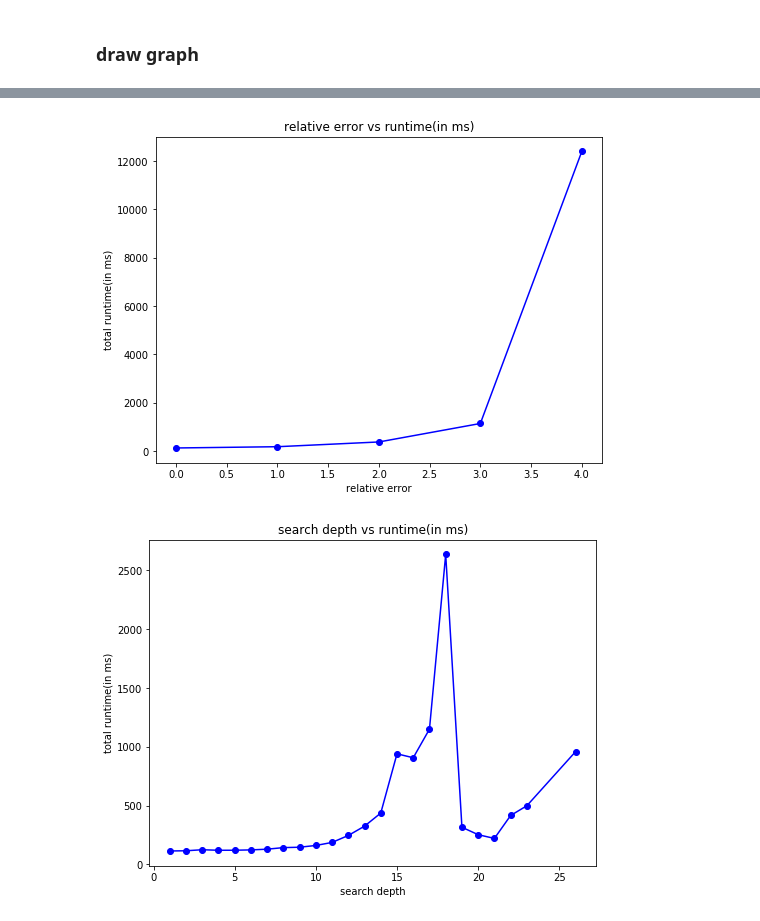
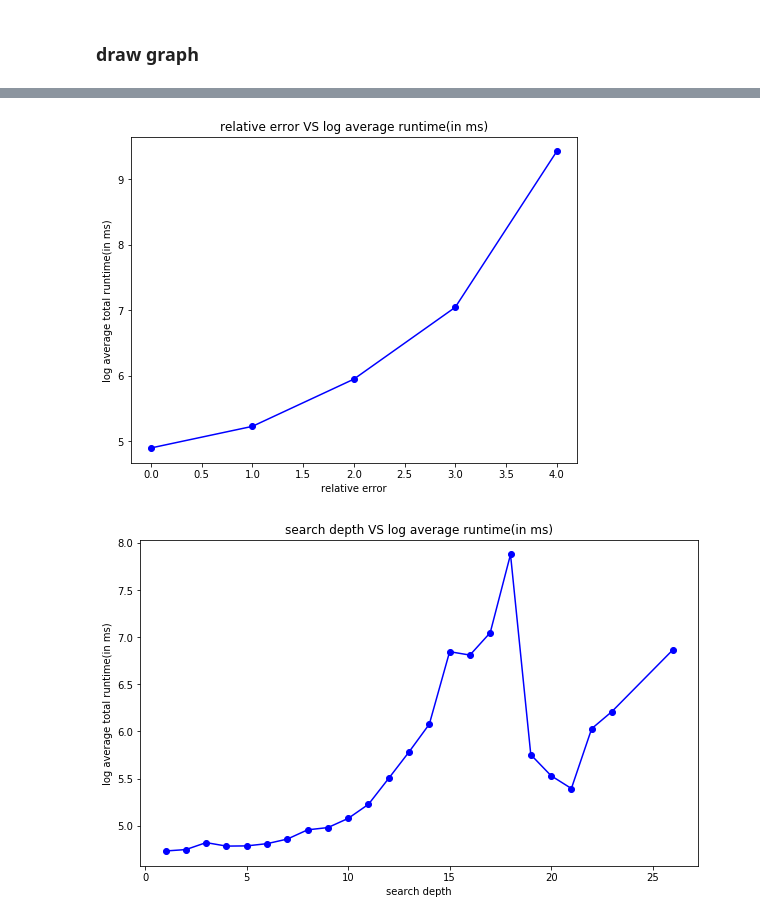
Before and after one commit to yangxvlin/Board-Game-Chexer-AI, a Jupyter notebook: project1/report.ipynb, the cells around one changed output, grey strips where cells are left out. Drawn from its saved outputs; the diff is of its cells as text; code cells hidden in the pictures.

```diff
--- a/project1/report.ipynb
+++ b/project1/report.ipynb
@@ -120,25 +120,26 @@ plt.show()
 # %%
 grouped = summary.groupby('relative error')
 r_runtime = []
 r_preprocess_time = []
 r_execution_time = []
 error = []
 for i, group in grouped:
     error.append(i)
     r_runtime.append(group['runtime(in ms)'].mean())
     r_preprocess_time.append(group['preprocess time(in ms)'].mean())
     r_execution_time.append(r_runtime[len(r_runtime) - 1] - r_preprocess_time[len(r_preprocess_time) - 1])
 
+# log_r_runtime = list(map(log, r_runtime))
 
 plt.figure(figsize = [8, 6])
 
-plt.plot(error, r_runtime, "bo-")
-plt.title("relative error vs runtime(in ms)")
+plt.plot(error, log_r_runtime, "bo-")
+plt.title("relative error VS log average runtime(in ms)")
 plt.xlabel("relative error")
-plt.ylabel("total runtime(in ms)")
+plt.ylabel("log average total runtime(in ms)")
 plt.show()
 # %% [output]
-[figure, old version]
+[figure, new version]
 # %%
 grouped = summary.groupby('depth of search tree')
 d_runtime = []
@@ -151,16 +152,17 @@ for i, group in grouped:
     d_preprocess_time.append(group['preprocess time(in ms)'].mean())
     d_execution_time.append(d_runtime[len(d_runtime) - 1] - d_preprocess_time[len(d_preprocess_time) - 1])
 
+log_d_runtime = list(map(log, d_runtime))
 
-plt.figure(figsize = [8, 6])
+plt.figure(figsize = [10, 6])
 
-plt.plot(depth, d_runtime, "bo-")
-plt.title("search depth vs runtime(in ms)")
+plt.plot(depth, log_d_runtime, "bo-")
+plt.title("search depth VS log average runtime(in ms)")
 plt.xlabel("search depth")
-plt.ylabel("total runtime(in ms)")
+plt.ylabel("log average total runtime(in ms)")
 plt.show()
 # %% [output]
-[figure, old version]
+[figure, new version]
 # %%
 summary[summary['depth of search tree'] == 18]
 # %% [output]
```
Also changed, not shown: parts of 6 cells of this notebook.
